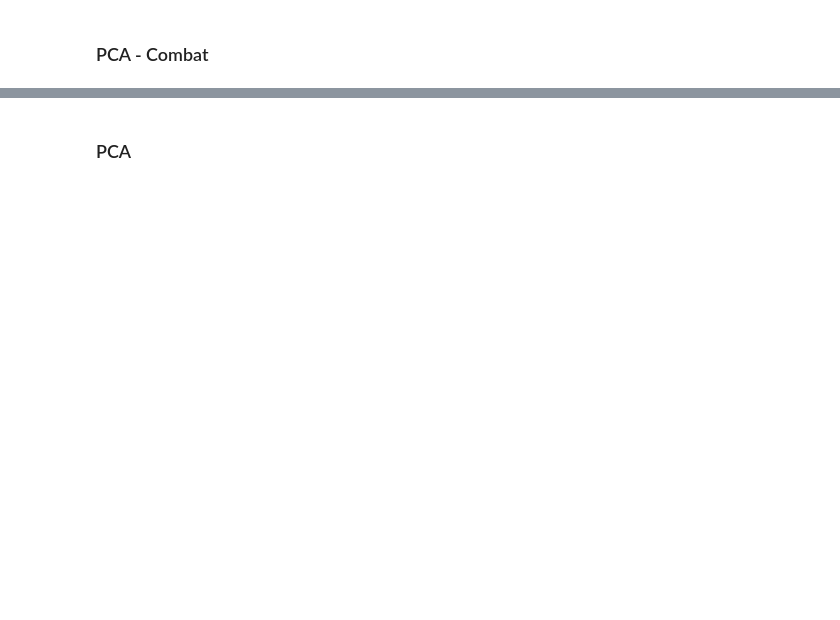
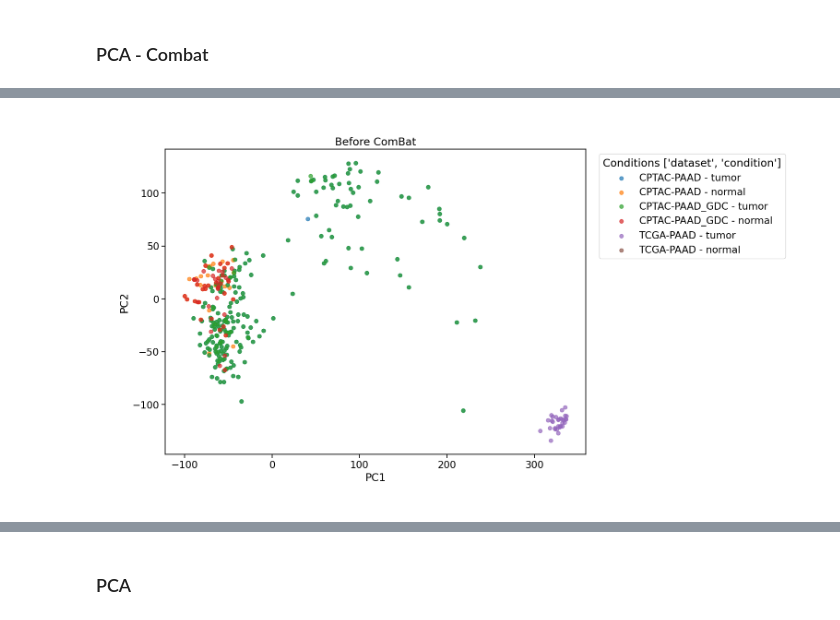
Before and after one commit to flalix/perturb_agent, a Jupyter notebook: notebooks/mtp_TCGA_53_PSI_all_PAADs_Clusters.ipynb, the cells around one changed output, grey strips where cells are left out. Drawn from its saved outputs; the diff is of its cells as text; code cells hidden in the pictures; blank space fills up the shorter version.

```diff
--- a/notebooks/mtp_TCGA_53_PSI_all_PAADs_Clusters.ipynb
+++ b/notebooks/mtp_TCGA_53_PSI_all_PAADs_Clusters.ipynb
@@ -288,8 +428,9 @@ gdc.df_sel
 # %%
 gdc.plot_pca_expression(
-    dfn,
-    df_metadata,
-    color_col="dataset",
-    title="Before ComBat — dataset",
-    figsize=(12,8)
+    dfn = gdc.dfn,
+    conditions=["dataset", "condition"],
+    title="Before ComBat",
+    figsize=(15,8)
 )
+# %% [output]
+[figure, added]
```
Also changed, not shown: parts of 41 cells of this notebook, 1 other file.
